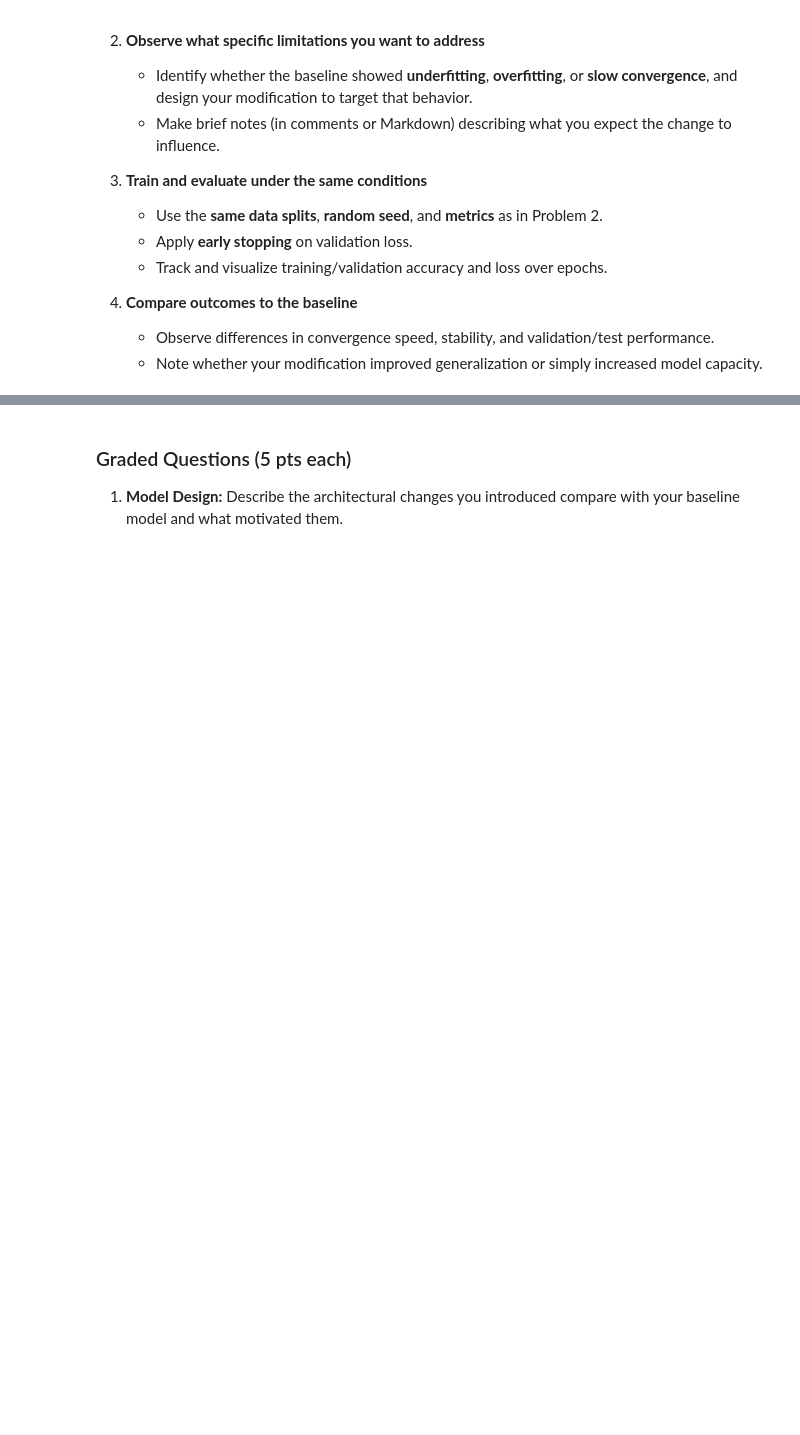
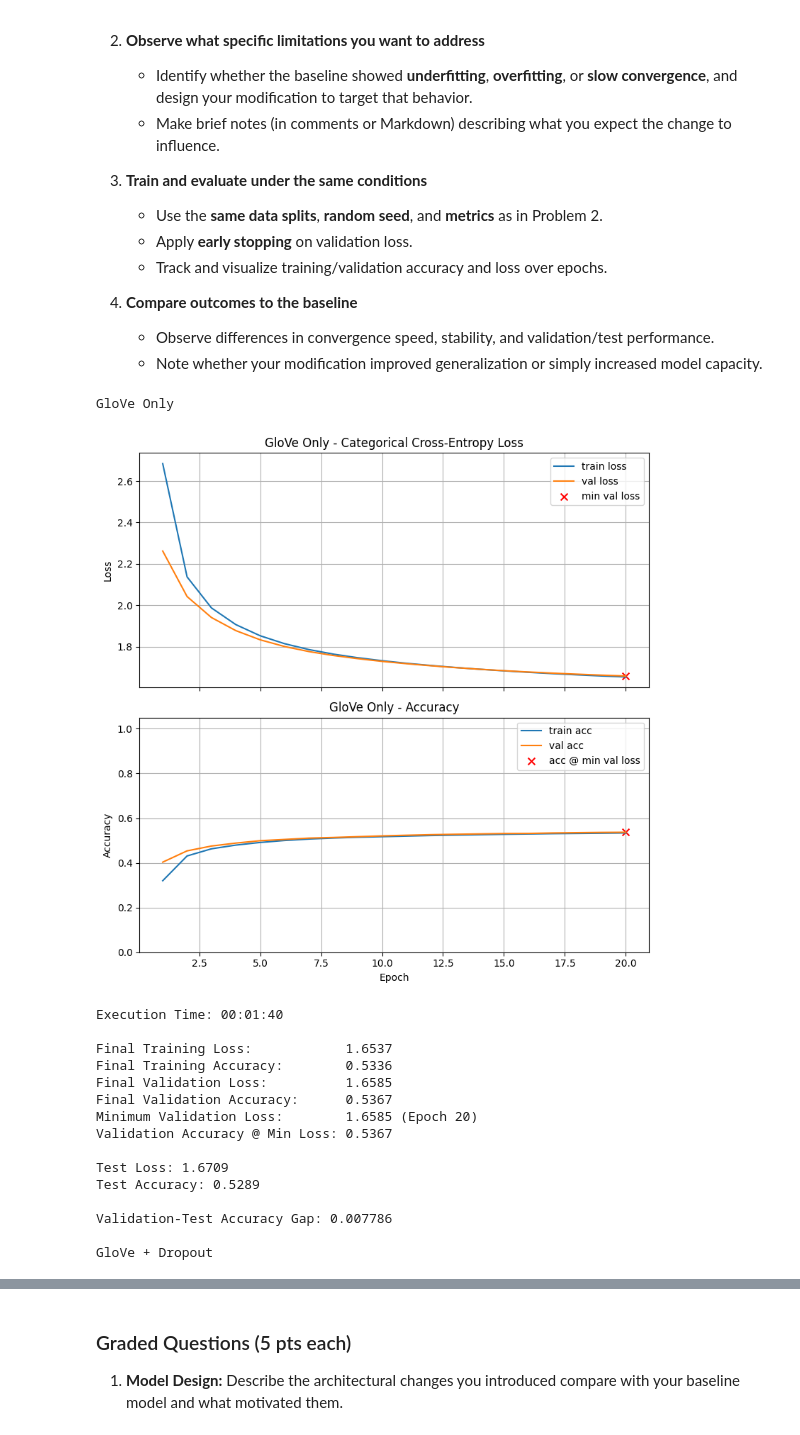
Before and after one commit to tolufas/dx703-team-20-project, a Jupyter notebook: Milestone_02_RTF.ipynb, the cells around one changed output, grey strips where cells are left out. Cells and saved outputs as stored; diff of their text form; code cells hidden in the pictures; blank space fills up the shorter version.

Commit message:
Problem 3 is complete. Problem 4 in progress
I am currently rerunning DiSTilBert  as val  acc at min loss was missing from previous model run. Two hours in will update when finished.

```diff
--- a/Milestone_02_RTF.ipynb
+++ b/Milestone_02_RTF.ipynb
@@ -869,3 +866,72 @@ This problem focuses on experimentation: apply one or two clear architectural ch
 
    * Observe differences in convergence speed, stability, and validation/test performance.
    * Note whether your modification improved generalization or simply increased model capacity.
+# %%
+# embedding matrix
+embedding_matrix = build_embedding_matrix_huffpost(
+    vocab_size=20000, embedding_dim=100
+)
+
+# experiment one baseline + GloVe
+model_glove = Sequential([
+    Input(shape=(128,)),
+    Embedding(input_dim=20000, output_dim=100,
+              weights=[embedding_matrix], trainable=False),
+    GlobalAveragePooling1D(),
+    Dense(64, activation='relu'),
+    Dense(41, activation='softmax')
+], name="glove_only")
+
+train_and_test(model_glove, title="GloVe Only",
+    loss="categorical_crossentropy", metrics=["accuracy"],
+    epochs=20, patience=5)
+
+# exp two GloVe + Dropout
+model_glove_dropout = Sequential([
+    Input(shape=(128,)),
+    Embedding(input_dim=20000, output_dim=100,
+              weights=[embedding_matrix], trainable=False),
+    GlobalAveragePooling1D(),
+    Dropout(0.4),
+    Dense(64, activation='relu'),
+    Dropout(0.3),
+    Dense(41, activation='softmax')
+], name="glove_dropout")
+
+train_and_test(model_glove_dropout, title="GloVe + Dropout",
+    loss="categorical_crossentropy", metrics=["accuracy"],
+    epochs=20, patience=5)
+
+# exp three GloVe + BiLSTM + Dropout
+# model_custom = Sequential([
+   # Input(shape=(128,)),
+   # Embedding(input_dim=20000, output_dim=100,
+     #         weights=[embedding_matrix], trainable=False),
+    # Bidirectional(LSTM(128, return_sequences=False)),
+    # Dropout(0.4),
+   # Dense(64, activation='relu'),
+   # Dropout(0.3),
+   # Dense(41, activation='softmax')
+# ], name="custom_bilstm")
+
+# train_and_test(model_custom, title="GloVe + BiLSTM + Dropout",
+   # loss="categorical_crossentropy", metrics=["accuracy"],
+   # epochs=20, patience=5)
+# %% [output]
+GloVe Only
+[figure, added]
+Execution Time: 00:01:40
+
+Final Training Loss:            1.6537
+Final Training Accuracy:        0.5336
+Final Validation Loss:          1.6585
+Final Validation Accuracy:      0.5367
+Minimum Validation Loss:        1.6585 (Epoch 20)
+Validation Accuracy @ Min Loss: 0.5367
+
+Test Loss: 1.6709
+Test Accuracy: 0.5289
+
+Validation-Test Accuracy Gap: 0.007786
+
+GloVe + Dropout
```
Also changed, not shown: parts of 50 cells of this notebook.
